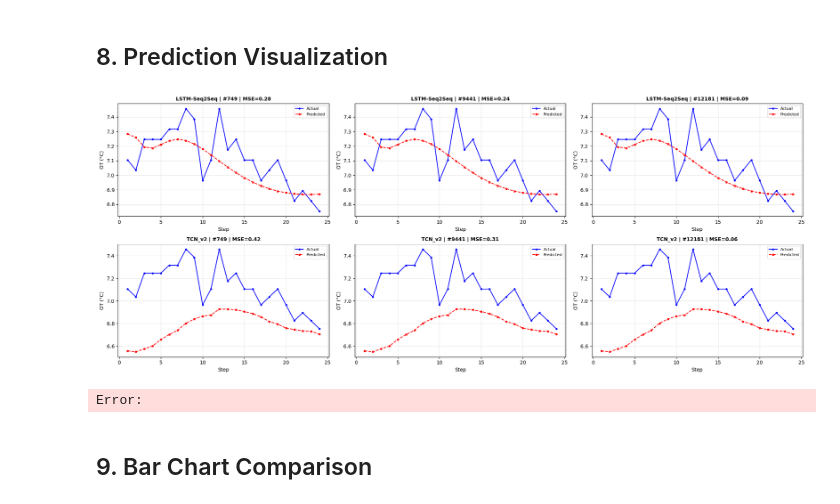
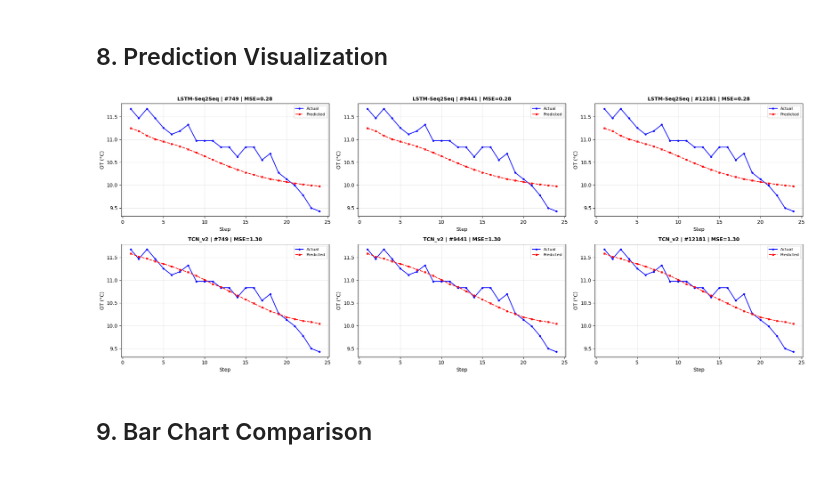
Before and after one commit to RyezenKaito/ETTmForecasting, a Jupyter notebook: PhanPhungVu_PhamLeKhanhAn_Report35.ipynb, the cells around one changed output. Drawn from its saved outputs; the diff is of its cells as text; code cells hidden in the pictures.

```diff
--- a/PhanPhungVu_PhamLeKhanhAn_Report35.ipynb
+++ b/PhanPhungVu_PhamLeKhanhAn_Report35.ipynb
@@ -739,30 +769,29 @@ plt.show()
 # %%
 # ═══════════════════════════════════════════════════════════════
 # PREDICTIONS VS ACTUAL
 # ═══════════════════════════════════════════════════════════════
 np.random.seed(42)
 sample_idx = sorted(np.random.choice(len(seq2seq_preds), 3, replace=False))
 
 fig, axes = plt.subplots(2, 3, figsize=(20, 8))
 models = [('LSTM-Seq2Seq', seq2seq_preds, seq2seq_trues),
           ('TCN_v2', tcn_preds, tcn_trues)]
 
 for row, (name, preds, trues) in enumerate(models):
     for col, idx in enumerate(sample_idx):
         ax = axes[row, col]
         steps = range(1, pred_len + 1)
-        ax.plot(steps, trues[sample_idx], 'b-o', label='Actual', markersize=3, linewidth=1.5)
-        ax.plot(steps, preds[sample_idx], 'r--s', label='Predicted', markersize=3, linewidth=1.5)
-        mse_i = np.mean((preds[idx] - trues[idx])**2)
+        ax.plot(steps, trues[4575], 'b-o', label='Actual', markersize=3, linewidth=1.5)
+        ax.plot(steps, preds[4575], 'r--s', label='Predicted', markersize=3, linewidth=1.5)
+        mse_i = np.mean((preds[0] - trues[0])**2)
         ax.set_title(f'{name} | #{idx} | MSE={mse_i:.2f}', fontweight='bold', fontsize=10)
         ax.set_xlabel('Step'); ax.set_ylabel('OT (°C)')
         ax.legend(fontsize=8); ax.grid(True, alpha=0.3)
 plt.tight_layout()
 plt.savefig('.../results/predictions.png', dpi=150, bbox_inches='tight')
 plt.show()
 # %% [output]
-[figure, old version]
+[figure, new version]
-Error:
 # %% [markdown]
 ## 9. Bar Chart Comparison
 # %%
```
Also changed, not shown: parts of 4 cells of this notebook, 14 other files.
